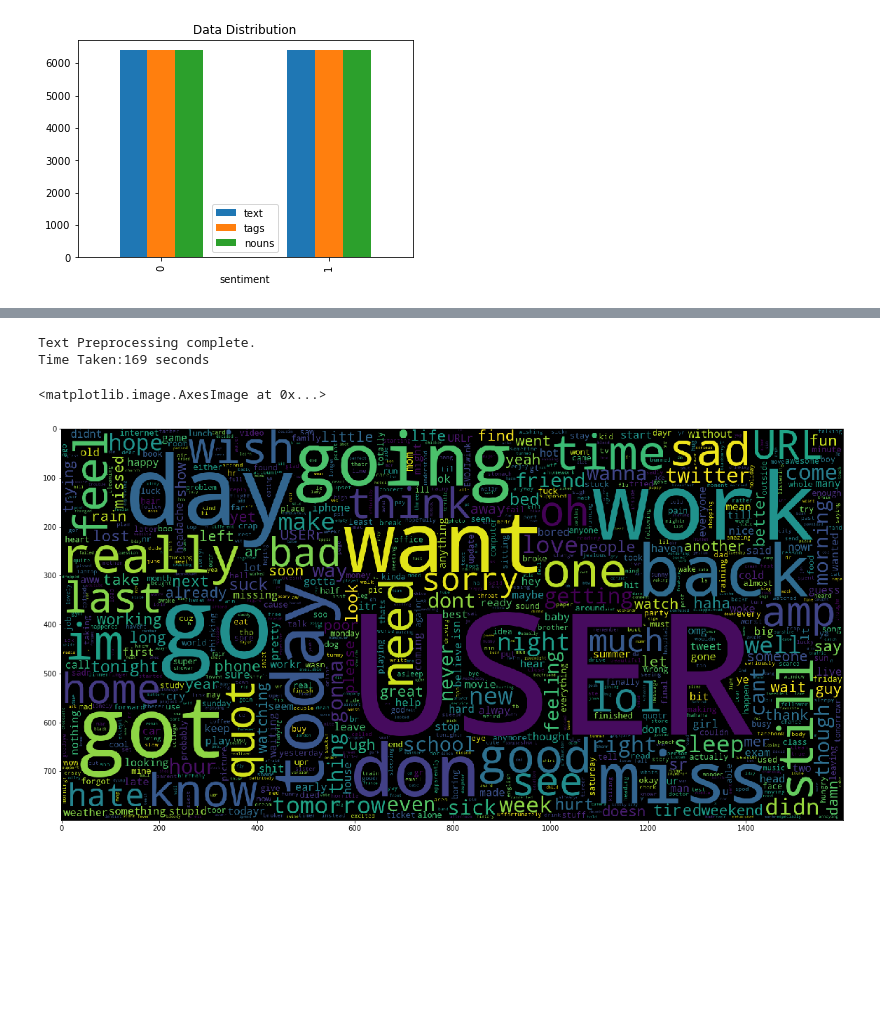
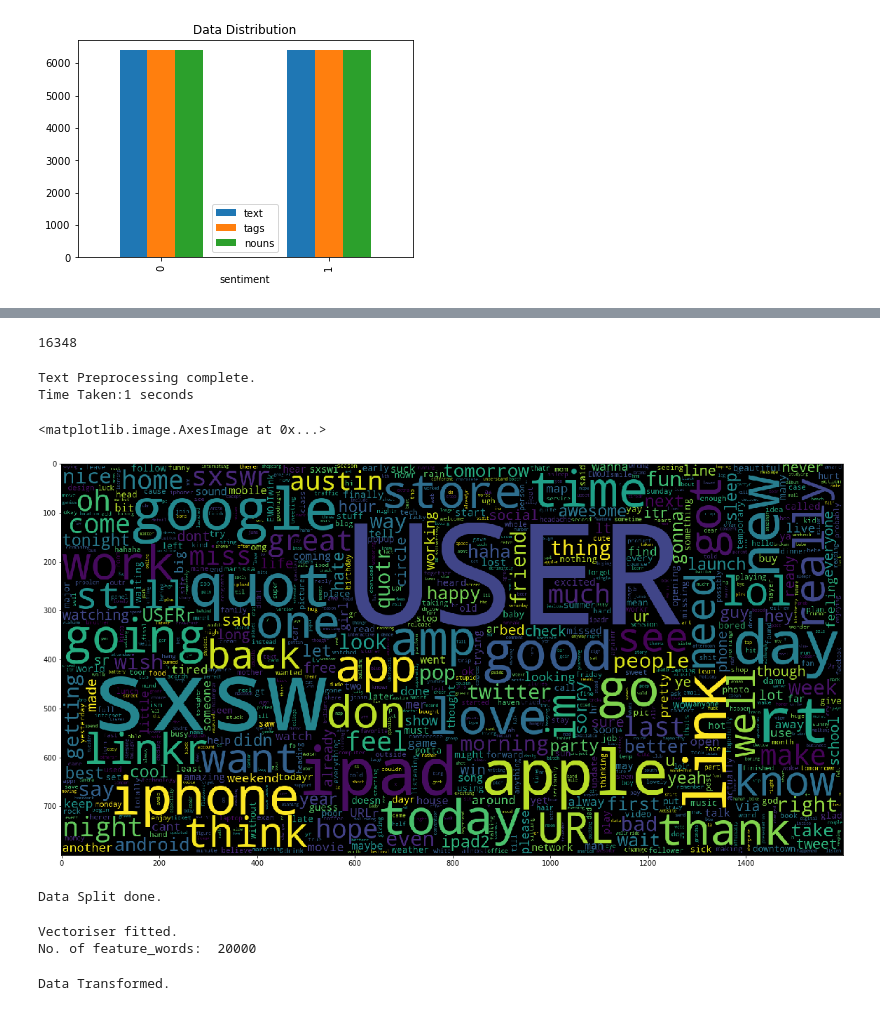
Before and after one commit to Kelvin-Arellano/Twitter_nlp_project, a Jupyter notebook: EDA.ipynb, the cells around one changed output, grey strips where cells are left out. Saved outputs shown, nothing was run; the diff lists cells and outputs as text; code cells hidden in the pictures; blank space fills up the shorter version.

Commit message:
initial models and cleaning done

```diff
--- a/EDA.ipynb
+++ b/EDA.ipynb
@@ -173,5 +173,4 @@ ax = dataset.groupby('sentiment').count().plot(kind='bar',title='Data Distributi
 # %% [output]
 [figure]
 # %%
-full_dataset = pd.concat([dataset,dataset])
-vertical_stack = pd.concat([survey_sub, survey_sub_last10], axis=0)
+full_dataset = pd.concat([dataset,dataset_sm], axis = 0)
@@ -181,0 +185,4 @@ full_dataset
+# %%
+full_dataset['sentiment'] = dataset['sentiment'].replace('Positive emotion',1)
+full_dataset['sentiment'] = dataset['sentiment'].replace('Negative emotion',0)
+full_dataset
@@ -182,6 +203,10 @@ full_dataset
+# %%
+len(full_dataset)
+# %% [output]
+16348
 # %%
 #seperating text and sentiment into itterable list
-#text, sentiment = list(dataset['text']),list(dataset['sentiment'])
+text, sentiment = list(full_dataset['tweet']),list(full_dataset['sentiment'])
 # %%
 #replacing emojis with text equivelent
 emojis = {':)':'smile',':-)':'smile',':d':'wink',':-E':'vampire',':(':'sad',':-(': 'sad', ':-<': 'sad',
@@ -263,13 +288,33 @@ print(f'Text Preprocessing complete.')
 print(f'Time Taken:{round(time.time()-t)} seconds')
 # %% [output]
 Text Preprocessing complete.
-Time Taken:169 seconds
+Time Taken:1 seconds
 # %%
-data_neg = processedtext[:800000]
+data = processedtext[:16348]
 plt.figure(figsize = (20,20))
 wc = WordCloud(max_words = 1000 , width = 1600 , height = 800,
-               collocations=False).generate(" ".join(data_neg))
+               collocations=False).generate(" ".join(data))
 plt.imshow(wc)
 # %% [output]
 <matplotlib.image.AxesImage at 0x...>
-[figure, old version]
+[figure, new version]
+# %%
+X_train, X_test, y_train, y_test = train_test_split(processedtext, sentiment,
+                                                    test_size = 0.2, random_state = 0)
+print(f'Data Split done.')
+# %% [output]
+Data Split done.
+# %%
+vectoriser = TfidfVectorizer(ngram_range=(1,2), max_features=20000)
+vectoriser.fit(X_train)
+print(f'Vectoriser fitted.')
+print('No. of feature_words: ', len(vectoriser.get_feature_names()))
+# %% [output]
+Vectoriser fitted.
+No. of feature_words:  20000
+# %%
+X_train = vectoriser.transform(X_train)
+X_test  = vectoriser.transform(X_test)
+print(f'Data Transformed.')
+# %% [output]
+Data Transformed.
```
Also changed, not shown: parts of 7 cells of this notebook.
